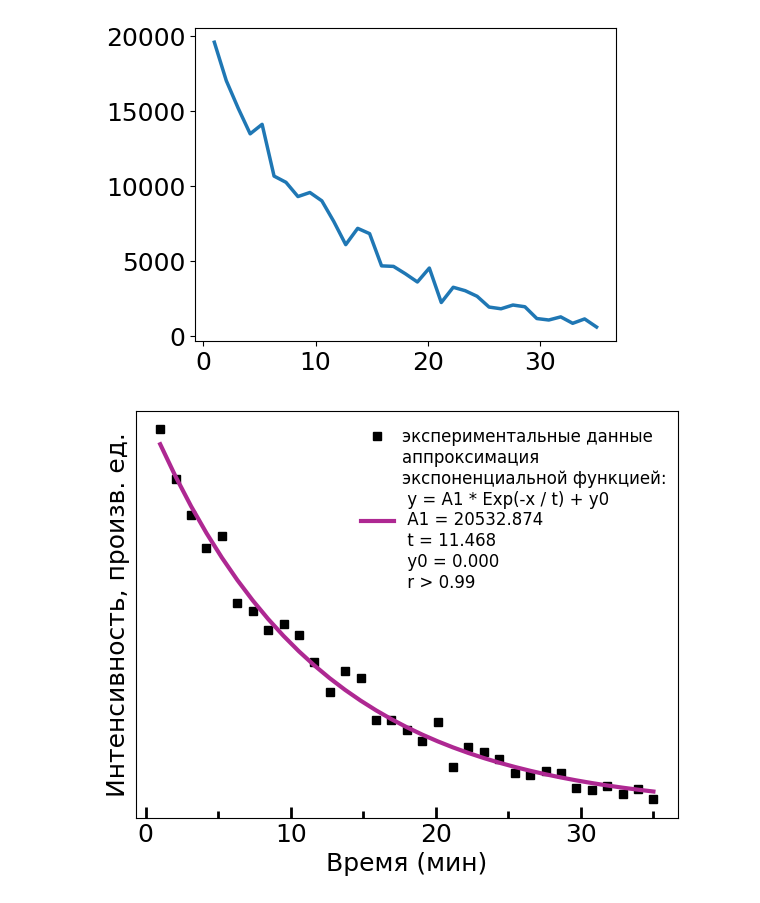
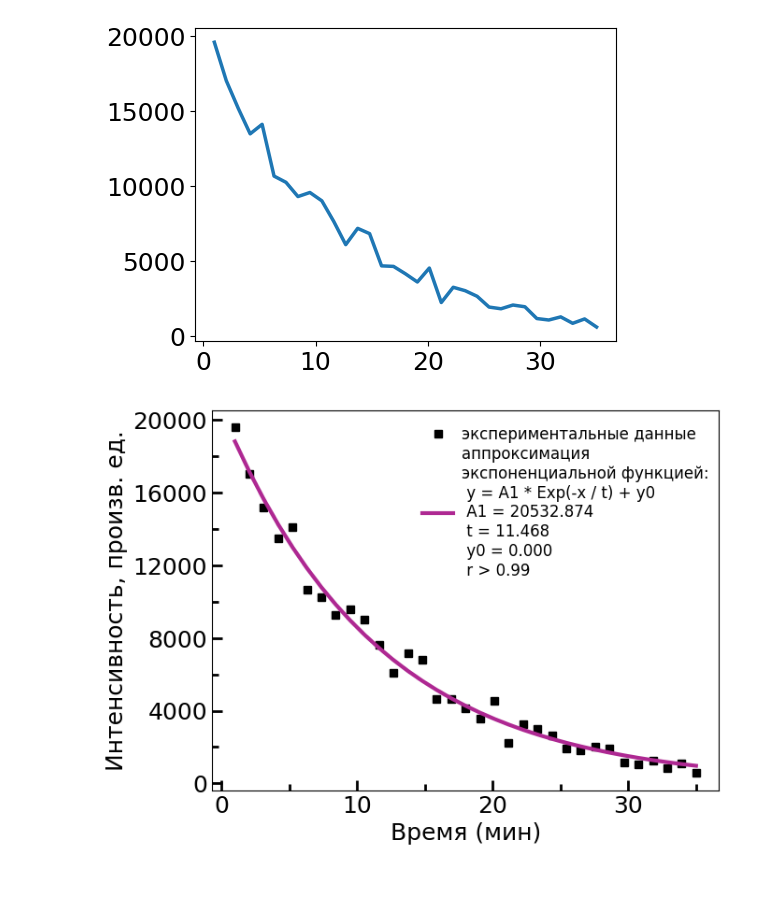
Before and after one commit to smoluakov/DIPLOMA, a Jupyter notebook: DATA_PROCCESING/CD7031/EPR_CD7031.ipynb, the cells around one changed output. Drawn from its saved outputs; the diff is of its cells as text; code cells hidden in the pictures.

```diff
--- a/DATA_PROCCESING/CD7031/EPR_CD7031.ipynb
+++ b/DATA_PROCCESING/CD7031/EPR_CD7031.ipynb
@@ -479,36 +587,36 @@ plt.plot(time_relax, doub_int)
 # %%
 def exponenial_func_1(x, a, b, c):
     return a*np.exp(x/(-b))+c
 
 popt, pcov = scipy.optimize.curve_fit(exponenial_func_1, time_relax, doub_int, bounds=(0, [25000, 100, 1000000]))
 
 fig = plt.figure()
 ax = fig.add_axes([0,0,1,1])
 ax.xaxis.set_tick_params(which='major', size=8, width=2, direction='in', bottom='on')
 ax.xaxis.set_tick_params(which='minor', size=5, width=2, direction='in', bottom='on')
 ax.yaxis.set_tick_params(which='major', size=8, width=2, direction='in', left='on')
 ax.yaxis.set_tick_params(which='minor', size=5, width=2, direction='in', left='on')
 
 ax.xaxis.set_major_locator(mpl.ticker.MultipleLocator(10))
 ax.xaxis.set_minor_locator(mpl.ticker.MultipleLocator(5))
 
-#ax.yaxis.set_major_locator(mpl.ticker.MultipleLocator(2000))
-#ax.yaxis.set_minor_locator(mpl.ticker.MultipleLocator(1000))
+ax.yaxis.set_major_locator(mpl.ticker.MultipleLocator(4000))
+ax.yaxis.set_minor_locator(mpl.ticker.MultipleLocator(2000))
 
 ax.set_xlabel('Время (мин)')
 ax.set_ylabel('Интенсивность, произв. ед.')
-ax.set_yticks([])
+#ax.set_yticks([])
 
 ax.plot(time_relax,doub_int,'s',markersize=6,markerfacecolor='black',markeredgecolor='black',label='экспериментальные данные')
 ax.plot(time_relax, exponenial_func_1(time_relax, *popt),linewidth= 3, color=cm.plasma(100),
         label='аппроксимация\nэкспоненциальной функцией:\n y = A1 * Exp(-x / t) + y0 \n A1 = %5.3f\n t = %5.3f\n y0 = %5.3f\n r > 0.99' % tuple(popt))
 
 #ax.text(10,0.25,'(б)',fontsize=25)
 #ax.set_title('Кинетика изменения оптической плотности в полосе поглощения дикатион-радикала в процессе анодной поляризации', pad=14, fontsize=20 )
 ax.legend(bbox_to_anchor=(1.01, 1),fontsize =12,title_fontsize=14)
-plt.savefig(save_fig+'/expfit_relax_rus_color_emptyY.png', transparent=False, bbox_inches='tight')
+plt.savefig(save_fig+'/expfit_relax_rus_color_emptyY.pdf', transparent=False, bbox_inches='tight')
 plt.show()
 # %% [output]
-[figure, old version]
+[figure, new version]
 # %%
 time_relax
```
Also changed, not shown: parts of 8 cells of this notebook, 24 other files.
